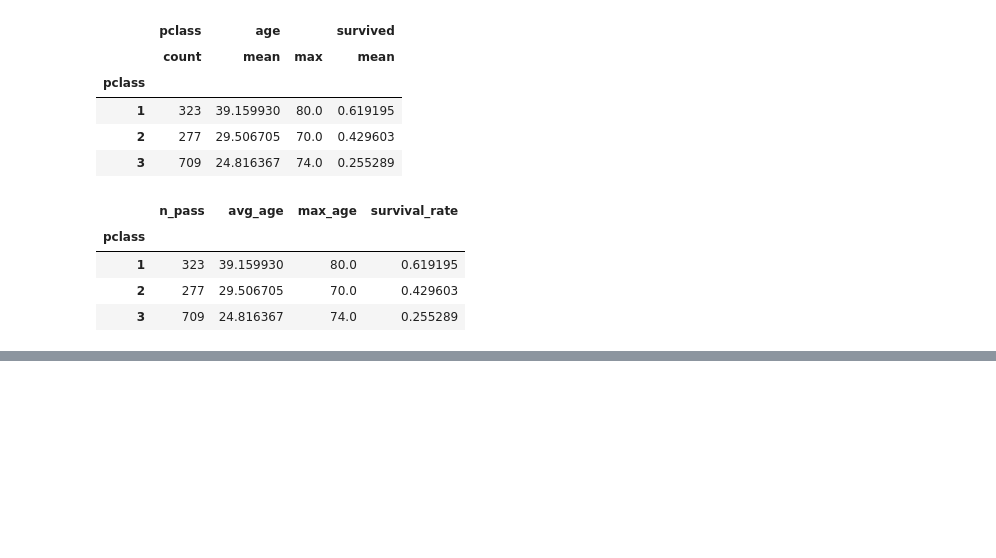
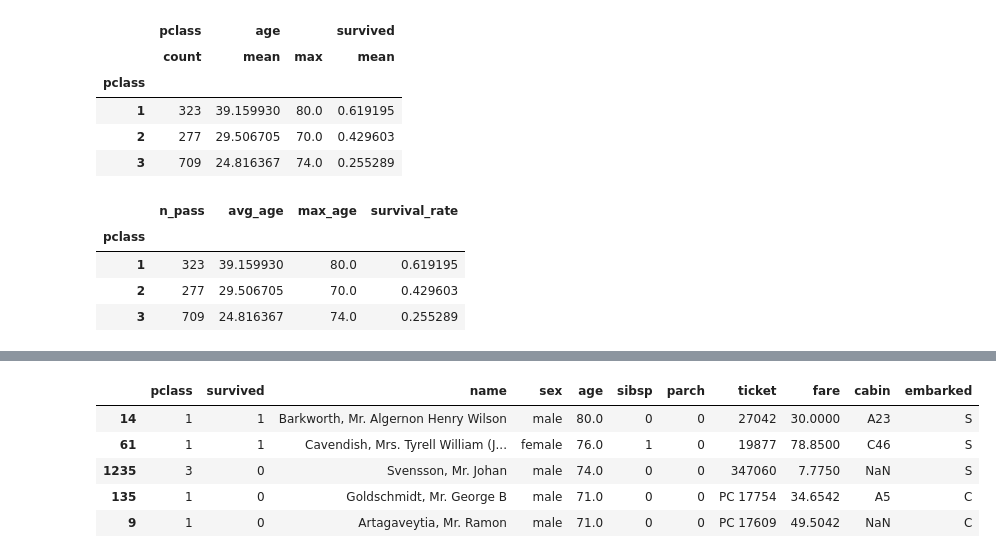
Before and after one commit to yap23/belajar_python, a Jupyter notebook: Belajar Pandas.ipynb, the cells around one changed output, grey strips where cells are left out. Drawn from its saved outputs; the diff is of its cells as text; code cells hidden in the pictures; blank space fills up the shorter version.

```diff
--- a/Belajar Pandas.ipynb
+++ b/Belajar Pandas.ipynb
@@ -2150,0 +2172,9 @@ df.groupby('pclass').agg(n_pass=('pclass','count'),
+# %%
+df.sort_values('age', ascending=False).head()
+# %% [output]
+|  | pclass | survived | name | sex | age | sibsp | parch | ticket | fare | cabin | embarked |
+| 14 | 1 | 1 | Barkworth, Mr. Algernon Henry Wilson | male | 80.0 | 0 | 0 | 27042 | 30.0000 | A23 | S |
+| 61 | 1 | 1 | Cavendish, Mrs. Tyrell William (J... | female | 76.0 | 1 | 0 | 19877 | 78.8500 | C46 | S |
+| 1235 | 3 | 0 | Svensson, Mr. Johan | male | 74.0 | 0 | 0 | 347060 | 7.7750 | NaN | S |
+| 135 | 1 | 0 | Goldschmidt, Mr. George B | male | 71.0 | 0 | 0 | PC 17754 | 34.6542 | A5 | C |
+| 9 | 1 | 0 | Artagaveytia, Mr. Ramon | male | 71.0 | 0 | 0 | PC 17609 | 49.5042 | NaN | C |
```
Also changed, not shown: parts of 19 cells of this notebook.
